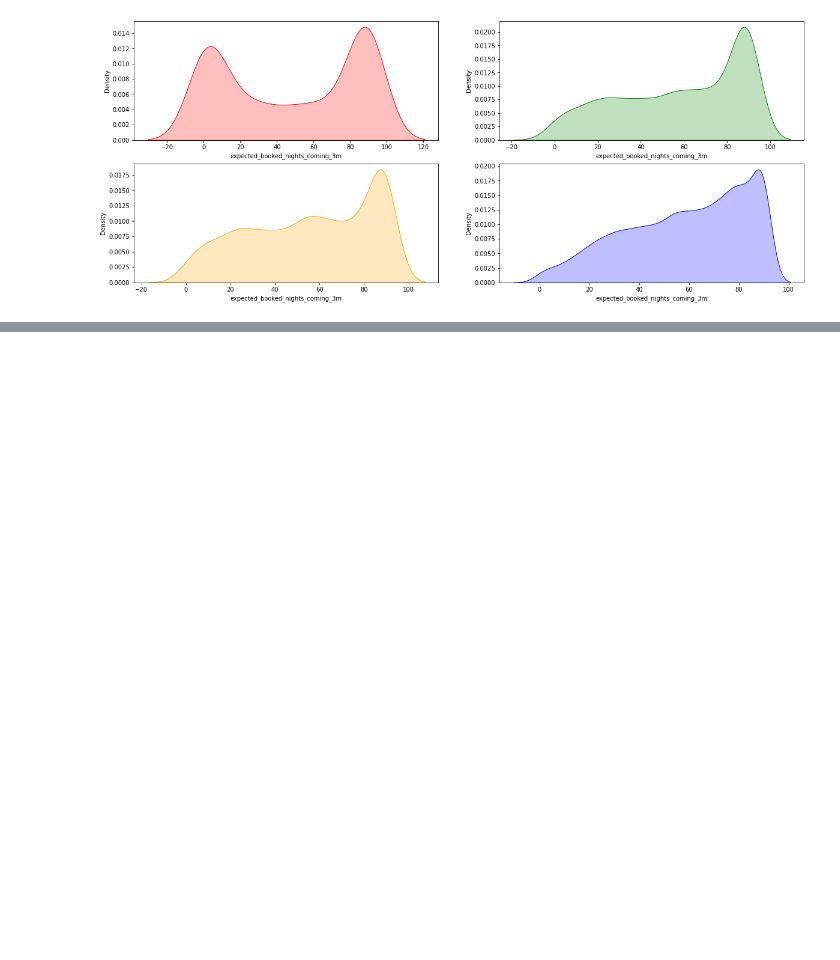
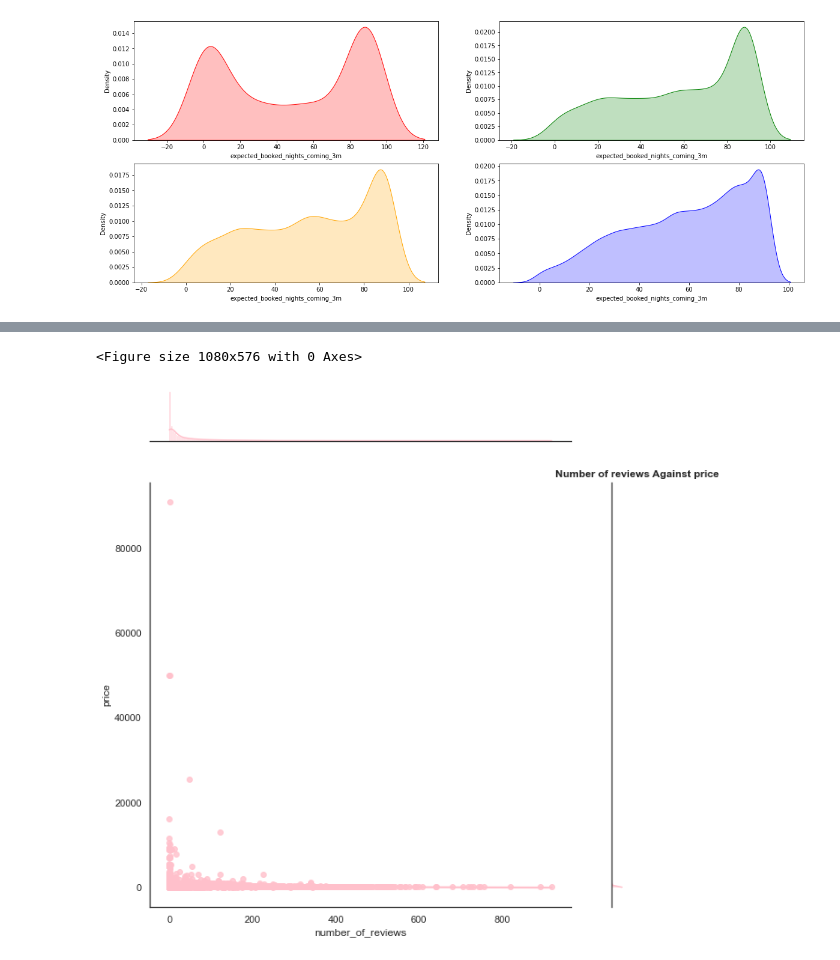
Before and after one commit to mhaln3mi/Airbnb-Rome-EDA, a Jupyter notebook: airbnb.ipynb, the cells around one changed output, grey strips where cells are left out. Saved outputs shown, nothing was run; the diff lists cells and outputs as text; code cells hidden in the pictures; blank space fills up the shorter version.

```diff
--- a/airbnb.ipynb
+++ b/airbnb.ipynb
@@ -553,0 +604,8 @@ ax = sns.kdeplot(romeListings[romeListings["host_response_time"]=="within an hou
+# %%
+plt.figure(figsize=(15,8))
+sns.jointplot( x='number_of_reviews',y ='price',data = df2, kind = 'reg', color = 'pink' , space = 0.8, height = 9)
+plt.title('Number of reviews Against price',
+              fontsize=12, fontweight='bold');
+# %% [output]
+<Figure size 1080x576 with 0 Axes>
+[figure, added]
```
Also changed, not shown: parts of 18 cells of this notebook.
